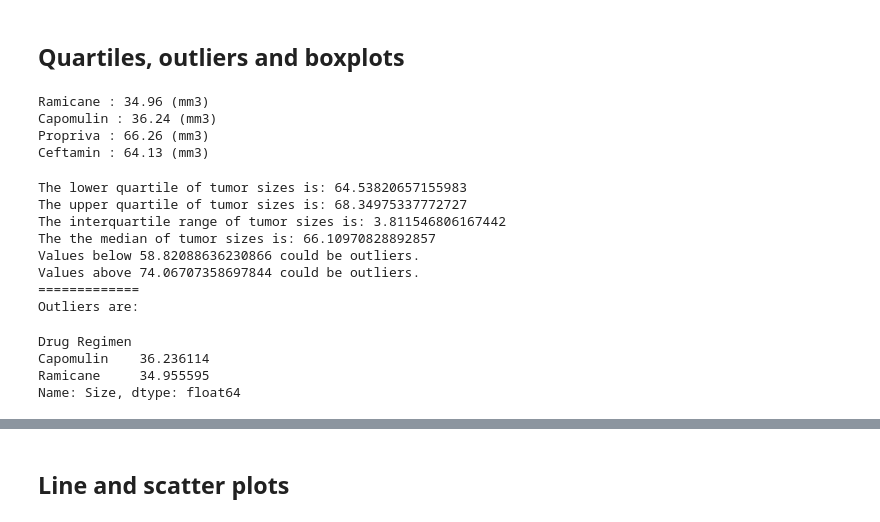
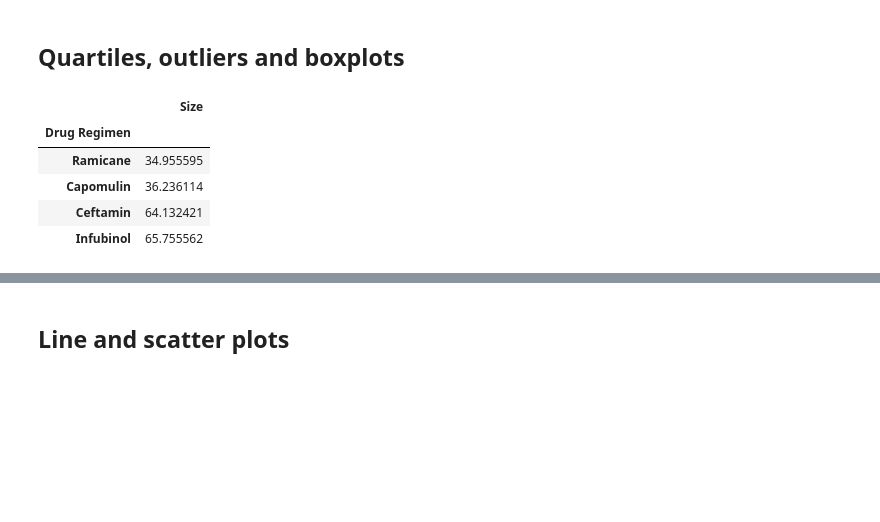
Before and after one commit to projekt888/Pymaceuticals, a Jupyter notebook: pymaceuticals_starter.ipynb, the cells around one changed output, grey strips where cells are left out. Drawn from its saved outputs; the diff is of its cells as text; code cells hidden in the pictures; blank space fills up the shorter version.

```diff
--- a/pymaceuticals_starter.ipynb
+++ b/pymaceuticals_starter.ipynb
@@ -127,67 +133,26 @@ Text(0.5, 1.0, 'Gender of Mice among Samples')
 ## Quartiles, outliers and boxplots
 # %%
 # Calculate the final tumor volume of each mouse across four of the most promising treatment regimens.
-# OK, what are the *four* most promising?
-top_x = 4 #if you want to ask me for top 5 or 6, change this
-hd = gxx.sort_values(by=['Mean Tumor Volume (mm3)'])
-most_promising =(hd.index[0:top_x])
-
 mca_db = mc_db.copy()
 mca_db = mca_db.groupby(['Drug Regimen','Timepoint'])
 gd = mca_db.mean()
-gd.head()
 
-timepoints = gd.index.levels[1]
-for i in range(top_x):
-    print (most_promising[i] + " : " + str(round(gd.loc[most_promising[i],timepoints.max()]['Tumor Volume (mm3)'],2)) + " (mm3)")
+drugs = gd.index.levels[0]
+end_size = []
+
+#let's make a dataframe, a dictionary of lists.  make the list:
+for drug in drugs:
+    end_size.append(gd.loc[drug,timepoints.max()]['Tumor Volume (mm3)'])
+
+end = pd.DataFrame({"Size": end_size},index = drugs)
+end = end.sort_values(by=['Size'])
+
+most_promising =(end.index[0:top_x])
+end.head(4)
 # %% [output]
-Ramicane : 34.96 (mm3)
-Capomulin : 36.24 (mm3)
-Propriva : 66.26 (mm3)
-Ceftamin : 64.13 (mm3)
+|  | Size |
+| Drug Regimen |  |
+| Ramicane | 34.955595 |
+| Capomulin | 36.236114 |
+| Ceftamin | 64.132421 |
+| Infubinol | 65.755562 |
-# %%
-#Calculate the IQR and quantitatively determine if there are any potential outliers.
-#let's get all of the data
-drugs = gd.index.levels[0]
-end_size = []
-
-#let's make a dataframe, a dictionary of lists.  make the list:
-for drug in drugs:
-    end_size.append(gd.loc[drug,timepoints.max()]['Tumor Volume (mm3)'])
-
-end = pd.DataFrame({"Size": end_size},index = drugs)
-
-#Quartile analysis
-quartiles = end['Size'].quantile([.25,.5,.75])
-
-lowerq = quartiles[0.25]
-upperq = quartiles[0.75]
-iqr = upperq-lowerq
-
-print(f"The lower quartile of tumor sizes is: {lowerq}")
-print(f"The upper quartile of tumor sizes is: {upperq}")
-print(f"The interquartile range of tumor sizes is: {iqr}")
-print(f"The the median of tumor sizes is: {quartiles[0.5]} ")
-
-lower_bound = lowerq - (1.5*iqr)
-upper_bound = upperq + (1.5*iqr)
-print(f"Values below {lower_bound} could be outliers.")
-print(f"Values above {upper_bound} could be outliers.")
-
-#but where are the outliers?
-print("=============")
-print("Outliers are:")
-end.loc[(end["Size"] > upper_bound) | (end["Size"] < lower_bound), "Size"]
-# %% [output]
-The lower quartile of tumor sizes is: 64.53820657155983
-The upper quartile of tumor sizes is: 68.34975337772727
-The interquartile range of tumor sizes is: 3.811546806167442
-The the median of tumor sizes is: 66.10970828892857
-Values below 58.82088636230866 could be outliers.
-Values above 74.06707358697844 could be outliers.
-=============
-Outliers are:
-Drug Regimen
-Capomulin    36.236114
-Ramicane     34.955595
-Name: Size, dtype: float64
```
Also changed, not shown: parts of 8 cells of this notebook.
